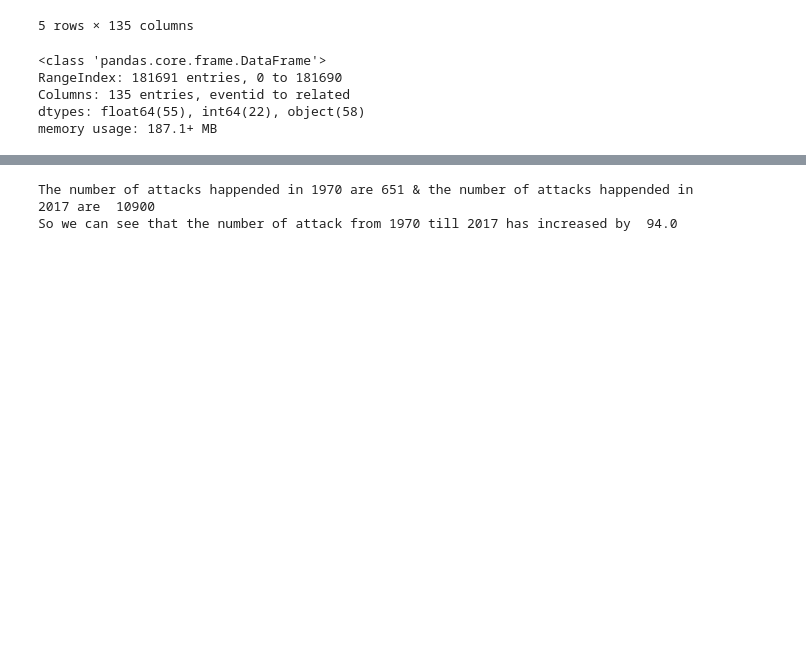
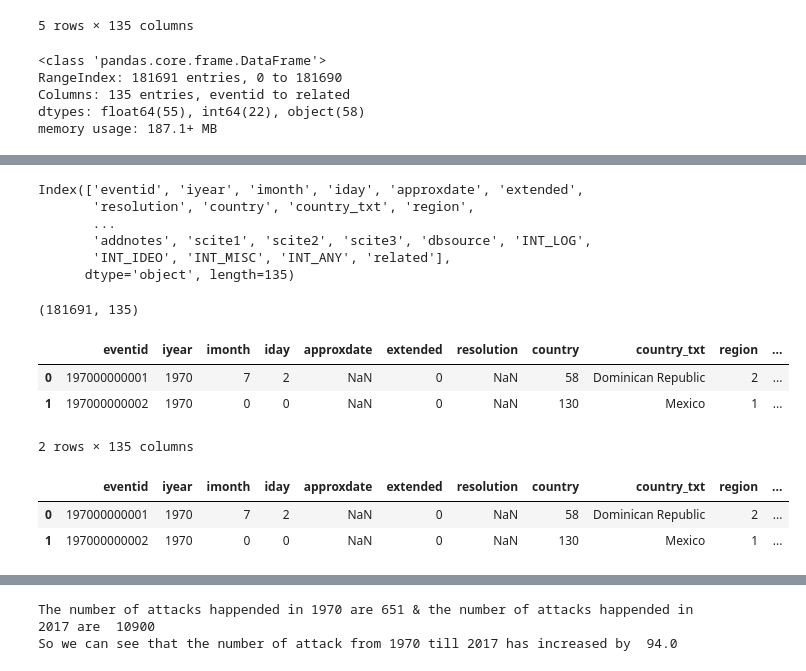
Before and after one commit to Samikshab99/Global-Terrorism-Analysis-EDA, a Jupyter notebook: Copy_of_Global_Terrorism_Analysis_Capstone_Project.ipynb, the cells around one changed output, grey strips where cells are left out. Saved outputs shown, nothing was run; the diff lists cells and outputs as text; code cells hidden in the pictures; blank space fills up the shorter version.

```diff
--- a/Copy_of_Global_Terrorism_Analysis_Capstone_Project.ipynb
+++ b/Copy_of_Global_Terrorism_Analysis_Capstone_Project.ipynb
@@ -42,0 +89,20 @@ memory usage: 187.1+ MB
+# %%
+df.columns
+# %% [output]
+Index(['eventid', 'iyear', 'imonth', 'iday', 'approxdate', 'extended',
+       'resolution', 'country', 'country_txt', 'region',
+       ...
+       'addnotes', 'scite1', 'scite2', 'scite3', 'dbsource', 'INT_LOG',
+       'INT_IDEO', 'INT_MISC', 'INT_ANY', 'related'],
+      dtype='object', length=135)
+# %%
+df.shape
+# %% [output]
+(181691, 135)
+# %%
+df.head(2)
+# %% [output]
+|  | eventid | iyear | imonth | iday | approxdate | extended | resolution | country | country_txt | region | ... |
+| 0 | 197000000001 | 1970 | 7 | 2 | NaN | 0 | NaN | 58 | Dominican Republic | 2 | ... |
+| 1 | 197000000002 | 1970 | 0 | 0 | NaN | 0 | NaN | 130 | Mexico | 1 | ... |
+2 rows × 135 columns
@@ -42,0 +111,6 @@ memory usage: 187.1+ MB
+# %%
+df.head(2)
+# %% [output]
+|  | eventid | iyear | imonth | iday | approxdate | extended | resolution | country | country_txt | region | ... |
+| 0 | 197000000001 | 1970 | 7 | 2 | NaN | 0 | NaN | 58 | Dominican Republic | 2 | ... |
+| 1 | 197000000002 | 1970 | 0 | 0 | NaN | 0 | NaN | 130 | Mexico | 1 | ... |
```
Also changed, not shown: parts of 27 cells of this notebook.
